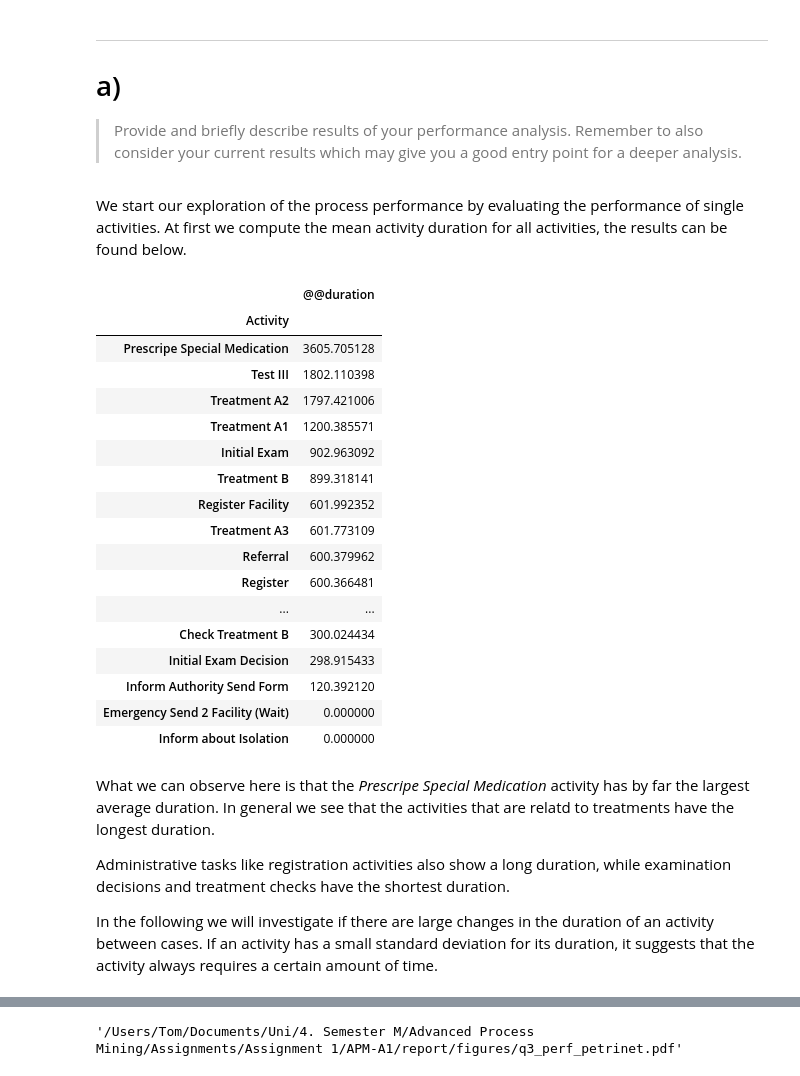
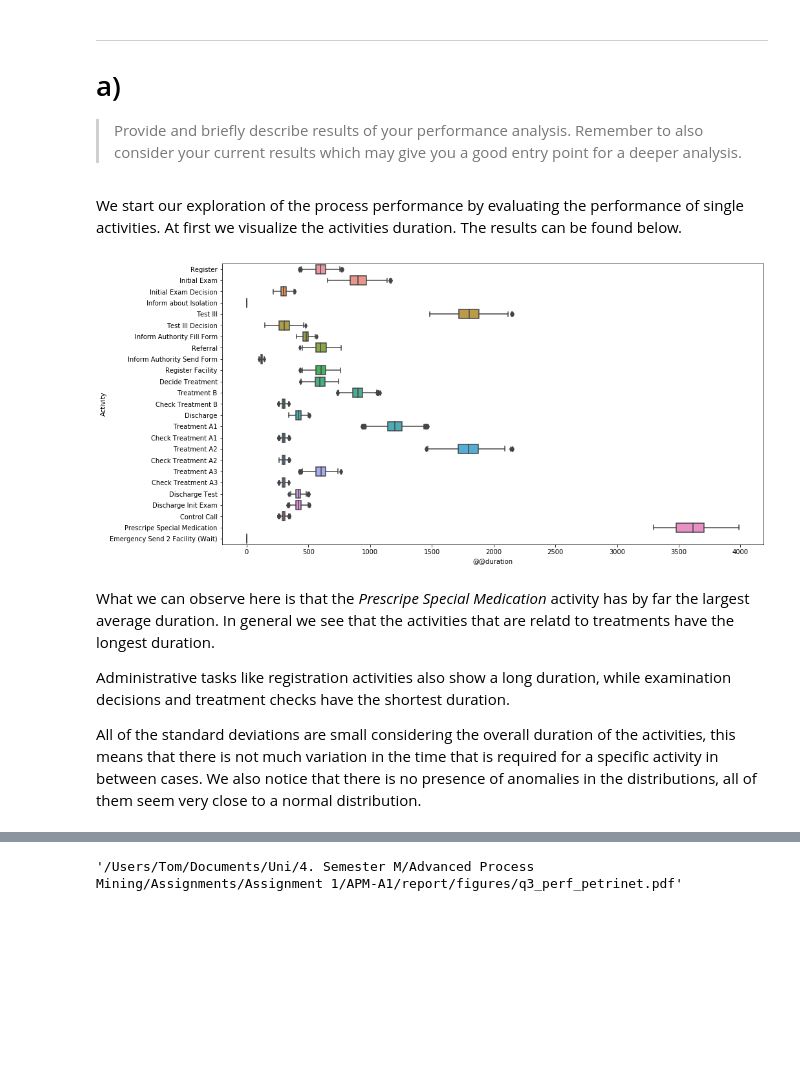
Before and after one commit to brunompacheco/APM-A1, a Jupyter notebook: notebooks/Q3_Performance.ipynb, the cells around one changed output, grey strips where cells are left out. Saved outputs shown, nothing was run; the diff lists cells and outputs as text; code cells hidden in the pictures; blank space fills up the shorter version.

Commit message:
WIP: performance analysis

```diff
--- a/notebooks/Q3_Performance.ipynb
+++ b/notebooks/Q3_Performance.ipynb
@@ -18,6 +18,16 @@ from pm4py.objects.log.importer.xes import factory as xes_import_factory
 from pm4py.objects.petri.importer import factory as pnml_importer
 
 PROJ_ROOT = os.path.abspath(os.path.pardir)
+data_path = os.path.join(PROJ_ROOT, 'data', 'log.csv')
+
+assert os.path.exists(data_path)
+
+# load csv
+df_log = pd.read_csv(data_path)
+
+# convert timestamp columns to datetime friendly format
+df_log['Timestamp'] = pd.to_datetime(df_log['Timestamp'])
+df_log['start_timestamp'] = pd.to_datetime(df_log['start_timestamp'])
 
 #import the renamed event log from Q1
 event_log = xes_import_factory.apply(PROJ_ROOT+"/data/processed_log.xes")
@@ -31,34 +41,18 @@ net, initial_marking, final_marking = pnml_importer.apply(pnml_path)
 # a)
 > Provide and briefly describe results of your performance analysis. Remember to also consider your current results which may give you a good entry point for a deeper analysis.
 # %% [markdown]
-We start our exploration of the process performance by evaluating the performance of single activities. At first we compute the mean activity duration for all activities, the results can be found below.
+We start our exploration of the process performance by evaluating the performance of single activities. At first we visualize the activities duration. The results can be found below.
-# %%
-df_log = pd.read_csv(PROJ_ROOT+"/data/log.csv")
-
-#calculate mean duration
-df_log.groupby(["Activity"])[["@@duration"]].mean().sort_values(by=["@@duration"],ascending=False)
-# %% [output]
-|  | @@duration |
-| Activity |  |
-| Prescripe Special Medication | 3605.705128 |
-| Test III | 1802.110398 |
-| Treatment A2 | 1797.421006 |
-| Treatment A1 | 1200.385571 |
-| Initial Exam | 902.963092 |
-| Treatment B | 899.318141 |
-| Register Facility | 601.992352 |
-| Treatment A3 | 601.773109 |
-| Referral | 600.379962 |
-| Register | 600.366481 |
-| ... | ... |
-| Check Treatment B | 300.024434 |
-| Initial Exam Decision | 298.915433 |
-| Inform Authority Send Form | 120.392120 |
-| Emergency Send 2 Facility (Wait) | 0.000000 |
-| Inform about Isolation | 0.000000 |
+# %%
+import seaborn as sns
+
+sns.boxplot(data=df_log, y='Activity', x='@@duration', orient='h')
+plt.gcf().set_size_inches(15,8)
+plt.show()
+# %% [output]
+[figure, added]
 # %% [markdown]
 What we can observe here is that the _Prescripe Special Medication_ activity has by far the largest average duration. In general we see that the activities that are relatd to treatments have the longest duration.
 
 Administrative tasks like registration activities also show a long duration, while examination decisions and treatment checks have the shortest duration.
 
-In the following we will investigate if there are large changes in the duration of an activity between cases. If an activity has a small standard deviation for its duration, it suggests that the activity always requires a certain amount of time.
+All of the standard deviations are small considering the overall duration of the activities, this means that there is not much variation in the time that is required for a specific activity in between cases. We also notice that there is no presence of anomalies in the distributions, all of them seem very close to a normal distribution.
```
Also changed, not shown: parts of 19 cells of this notebook, 1 other file.
